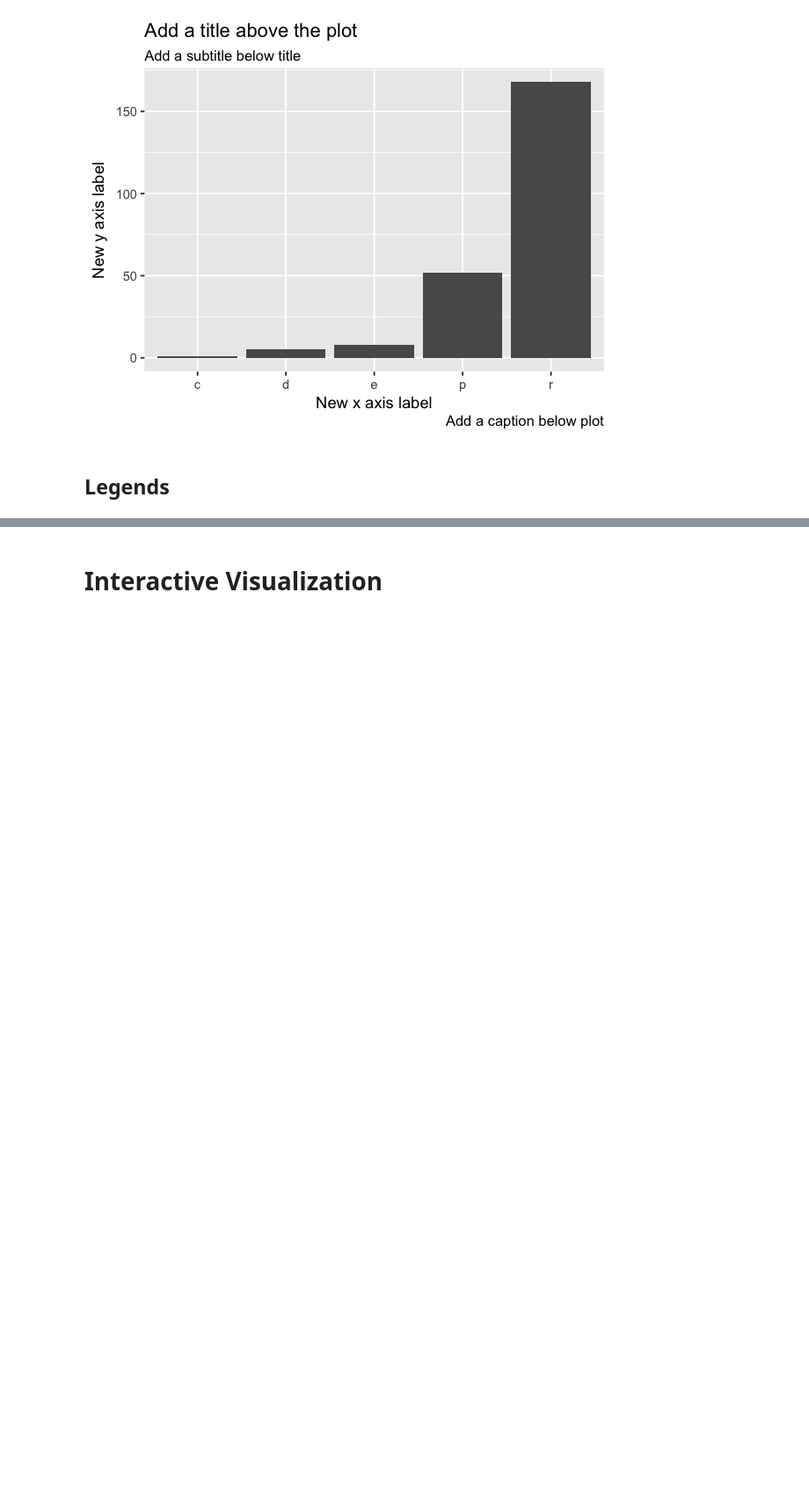
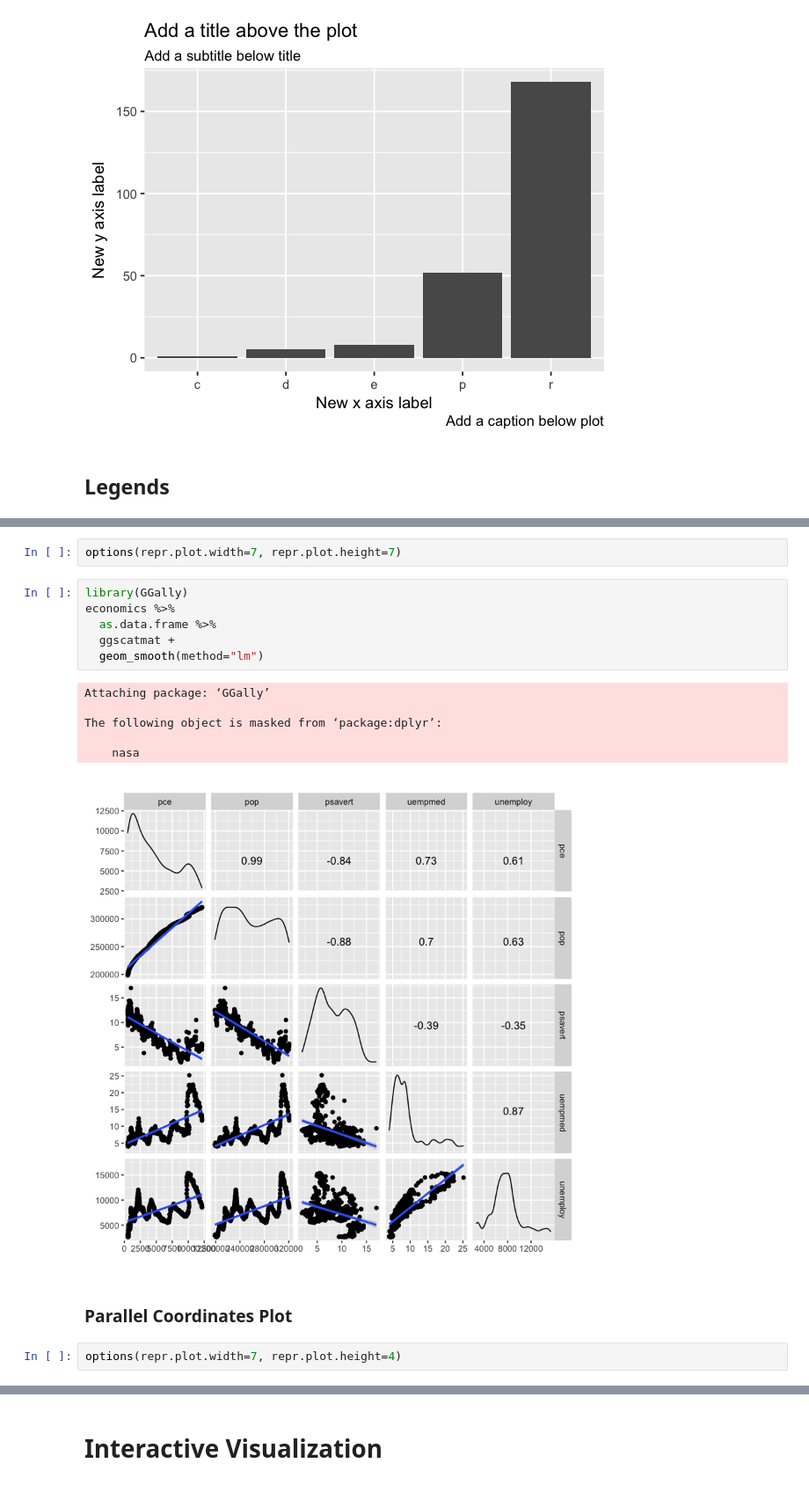
Before and after one commit to zhiruiwang/Talk_at_CAS, a Jupyter notebook: Invited Talk at CAS.ipynb, the cells around one changed output, grey strips where cells are left out. Shown at 88% size. Drawn from its saved outputs; the diff is of its cells as text; blank space fills up the shorter version.

```diff
--- a/Invited Talk at CAS.ipynb
+++ b/Invited Talk at CAS.ipynb
@@ -297,0 +322,19 @@ ggplot(mpg, aes(hwy))+
+# %%
+options(repr.plot.width=7, repr.plot.height=7)
+# %%
+library(GGally)
+economics %>%
+  as.data.frame %>%
+  ggscatmat +
+  geom_smooth(method="lm")
+# %% [output]
+Attaching package: ‘GGally’
+
+The following object is masked from ‘package:dplyr’:
+
+    nasa
+[figure, added]
+# %% [markdown]
+### Parallel Coordinates Plot
+# %%
+options(repr.plot.width=7, repr.plot.height=4)
```
Also changed, not shown: parts of 17 cells of this notebook.
